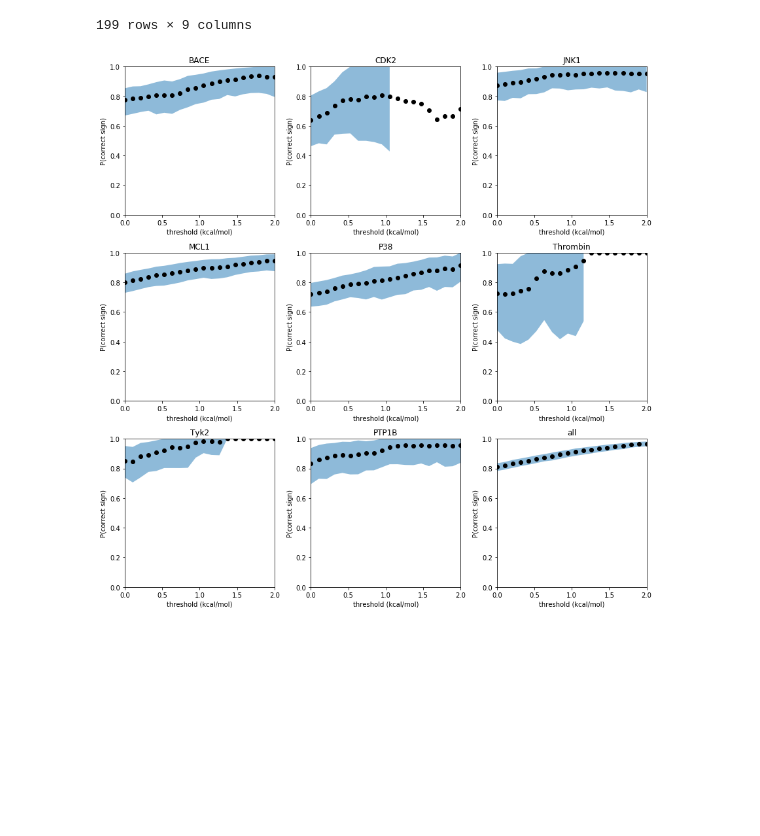
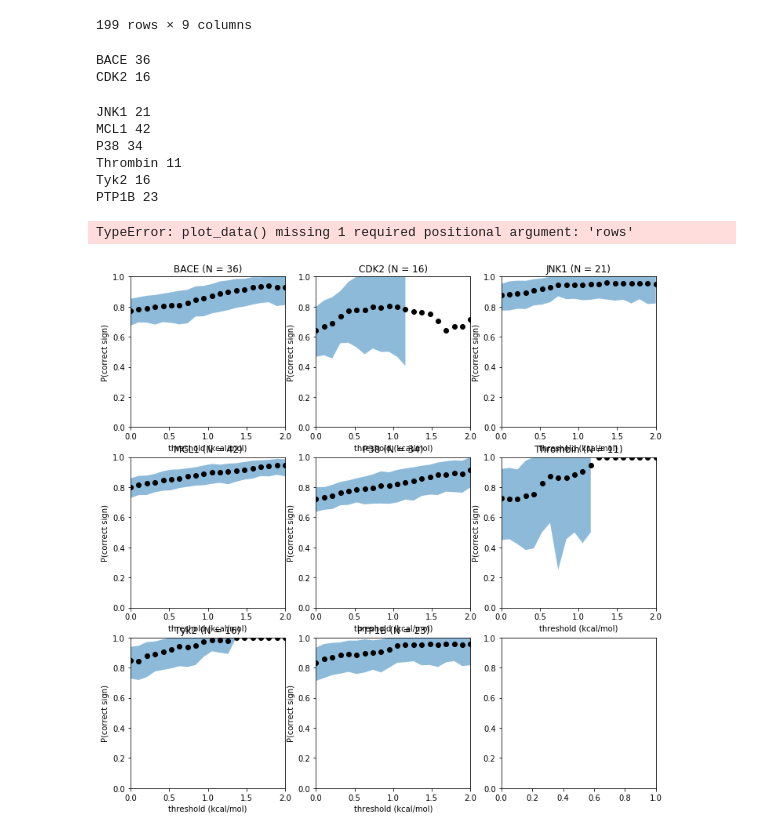
Before and after one commit to jchodera/jacs-dataset-analysis, a Jupyter notebook: notebook-fraction-sign-correct.ipynb, the cells around one changed output. Cells and saved outputs as stored; diff of their text form; code cells hidden in the pictures; blank space fills up the shorter version.

```diff
--- a/notebook-fraction-sign-correct.ipynb
+++ b/notebook-fraction-sign-correct.ipynb
@@ -112,44 +112,55 @@ def bootstrap_sign_prediction(DeltaG_predicted, DeltaG_experimental, threshold,
     return fraction, dfraction, fraction_low, fraction_high
 # %%
 # Collect data by system
-def plot_data(rows):
+def plot_data(system, rows):
     DeltaG_experimental = rows['Exp. dG'].values
     DeltaG_predicted = rows['Pred. dG'].values
     plt.xlabel('threshold (kcal/mol)');
     plt.ylabel('P(correct sign)');
+    Nligands = len(DeltaG_experimental)
+    print(system, Nligands)
 
     [min_threshold, max_threshold] = [0, 2]
     thresholds = np.linspace(min_threshold, max_threshold, 20)
     fractions = thresholds * 0.0
     dfractions = thresholds * 0.0
     fractions_low = thresholds * 0.0
     fractions_high = thresholds * 0.0
     for index, threshold in enumerate(thresholds):
         fractions[index], dfractions[index], fractions_low[index], fractions_high[index] = bootstrap_sign_prediction(DeltaG_predicted, DeltaG_experimental, threshold)
     plt.fill_between(thresholds, fractions_low, fractions_high, alpha=0.5)
     plt.plot(thresholds, fractions, 'ko');
     #plt.plot(thresholds, fractions_low, 'k-')
     #plt.plot(thresholds, fractions_high, 'k-')
-    plt.title(system);
+    plt.title('{} (N = {})'.format(system, Nligands));
 
     plt.xlim(min_threshold, max_threshold);
     plt.ylim(0, 1);
 
 systems = df['Systems'].unique()
 nsystems = len(systems)
 nx = int(np.ceil(np.sqrt(nsystems)))
 ny = int(np.ceil(np.sqrt(nsystems)))
 fig = plt.figure(figsize=[12,12])
 for plot_index, system in enumerate(systems):
     plt.subplot(ny, nx, plot_index+1)
     rows = df.query("Systems == '{}'".format(system))
-    plot_data(rows)
+    plot_data(system, rows)
 
 plt.subplot(ny, nx, nsystems+1)
 system = 'all'
 plot_data(df)
 
 fig.tight_layout()
 fig.savefig('jacs-fraction-analysis.pdf');
 # %% [output]
+BACE 36
+CDK2 16
+JNK1 21
+MCL1 42
+P38 34
+Thrombin 11
+Tyk2 16
+PTP1B 23
+TypeError: plot_data() missing 1 required positional argument: 'rows'
-[figure, old version]
+[figure, new version]
```
Also changed, not shown: 11 other files.
